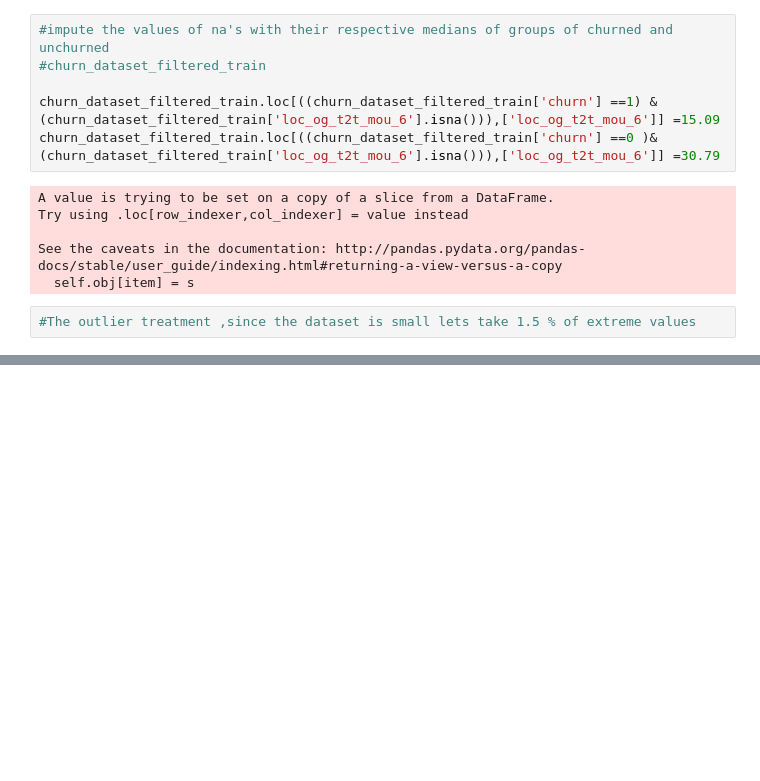
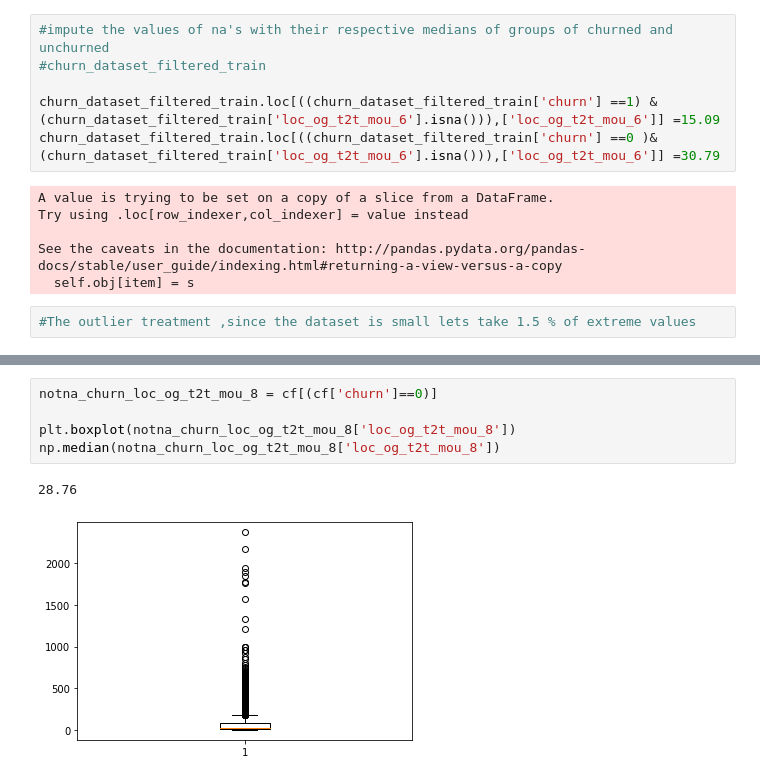
Before and after one commit to jabirshabbir/TelecomChurnCaseStudy, a Jupyter notebook: TelecomChurncasestudy.ipynb, the cells around one changed output, grey strips where cells are left out. Drawn from its saved outputs; the diff is of its cells as text; blank space fills up the shorter version.

```diff
--- a/TelecomChurncasestudy.ipynb
+++ b/TelecomChurncasestudy.ipynb
@@ -346,0 +384,8 @@ churn_dataset_filtered_train.shape
+# %%
+notna_churn_loc_og_t2t_mou_8 = cf[(cf['churn']==0)]
+
+plt.boxplot(notna_churn_loc_og_t2t_mou_8['loc_og_t2t_mou_8'])
+np.median(notna_churn_loc_og_t2t_mou_8['loc_og_t2t_mou_8'])
+# %% [output]
+28.76
+[figure, added]
```
Also changed, not shown: parts of 69 cells of this notebook.
